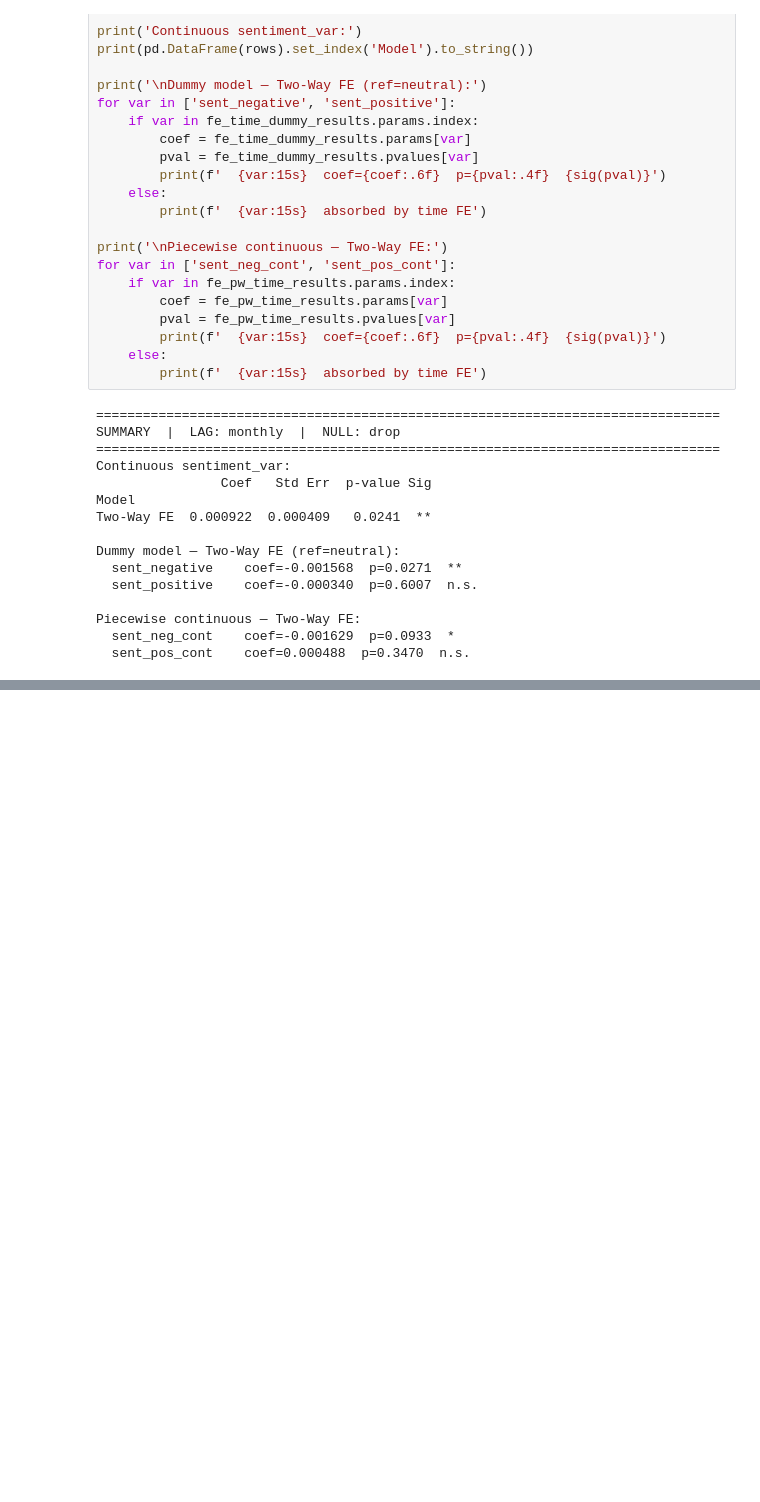
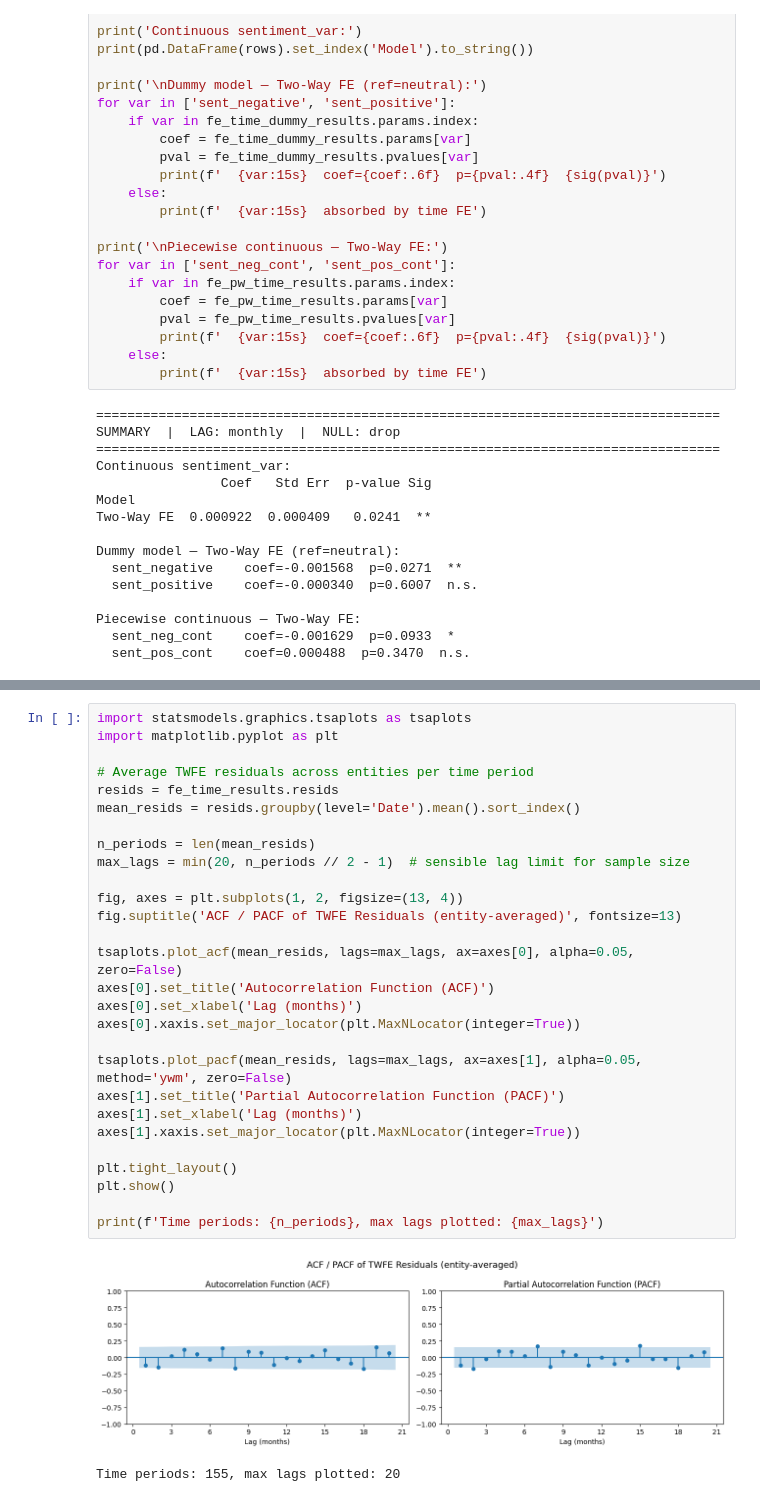
Before and after one commit to shakunage/thesis-work, a Jupyter notebook: panel_data_analysis/sentiment_analysis_monthly.ipynb, the cells around one changed output, grey strips where cells are left out. Saved outputs shown, nothing was run; the diff lists cells and outputs as text; blank space fills up the shorter version.

```diff
--- a/panel_data_analysis/sentiment_analysis_monthly.ipynb
+++ b/panel_data_analysis/sentiment_analysis_monthly.ipynb
@@ -630,0 +635,31 @@ Piecewise continuous — Two-Way FE:
+# %%
+import statsmodels.graphics.tsaplots as tsaplots
+import matplotlib.pyplot as plt
+
+# Average TWFE residuals across entities per time period
+resids = fe_time_results.resids
+mean_resids = resids.groupby(level='Date').mean().sort_index()
+
+n_periods = len(mean_resids)
+max_lags = min(20, n_periods // 2 - 1)  # sensible lag limit for sample size
+
+fig, axes = plt.subplots(1, 2, figsize=(13, 4))
+fig.suptitle('ACF / PACF of TWFE Residuals (entity-averaged)', fontsize=13)
+
+tsaplots.plot_acf(mean_resids, lags=max_lags, ax=axes[0], alpha=0.05, zero=False)
+axes[0].set_title('Autocorrelation Function (ACF)')
+axes[0].set_xlabel('Lag (months)')
+axes[0].xaxis.set_major_locator(plt.MaxNLocator(integer=True))
+
+tsaplots.plot_pacf(mean_resids, lags=max_lags, ax=axes[1], alpha=0.05, method='ywm', zero=False)
+axes[1].set_title('Partial Autocorrelation Function (PACF)')
+axes[1].set_xlabel('Lag (months)')
+axes[1].xaxis.set_major_locator(plt.MaxNLocator(integer=True))
+
+plt.tight_layout()
+plt.show()
+
+print(f'Time periods: {n_periods}, max lags plotted: {max_lags}')
+# %% [output]
+[figure, added]
+Time periods: 155, max lags plotted: 20
```
Also changed, not shown: parts of 9 cells of this notebook, 10 other files.
